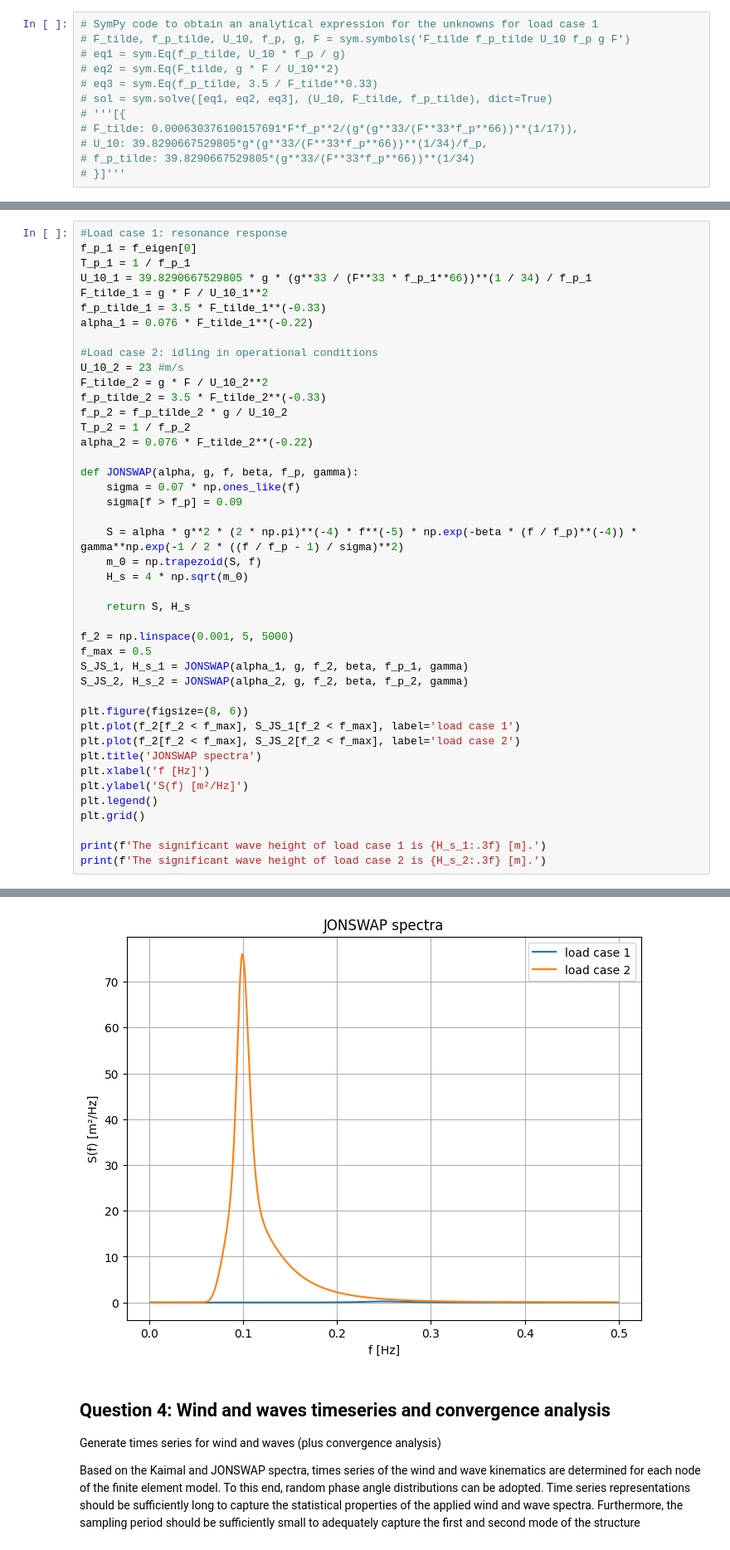
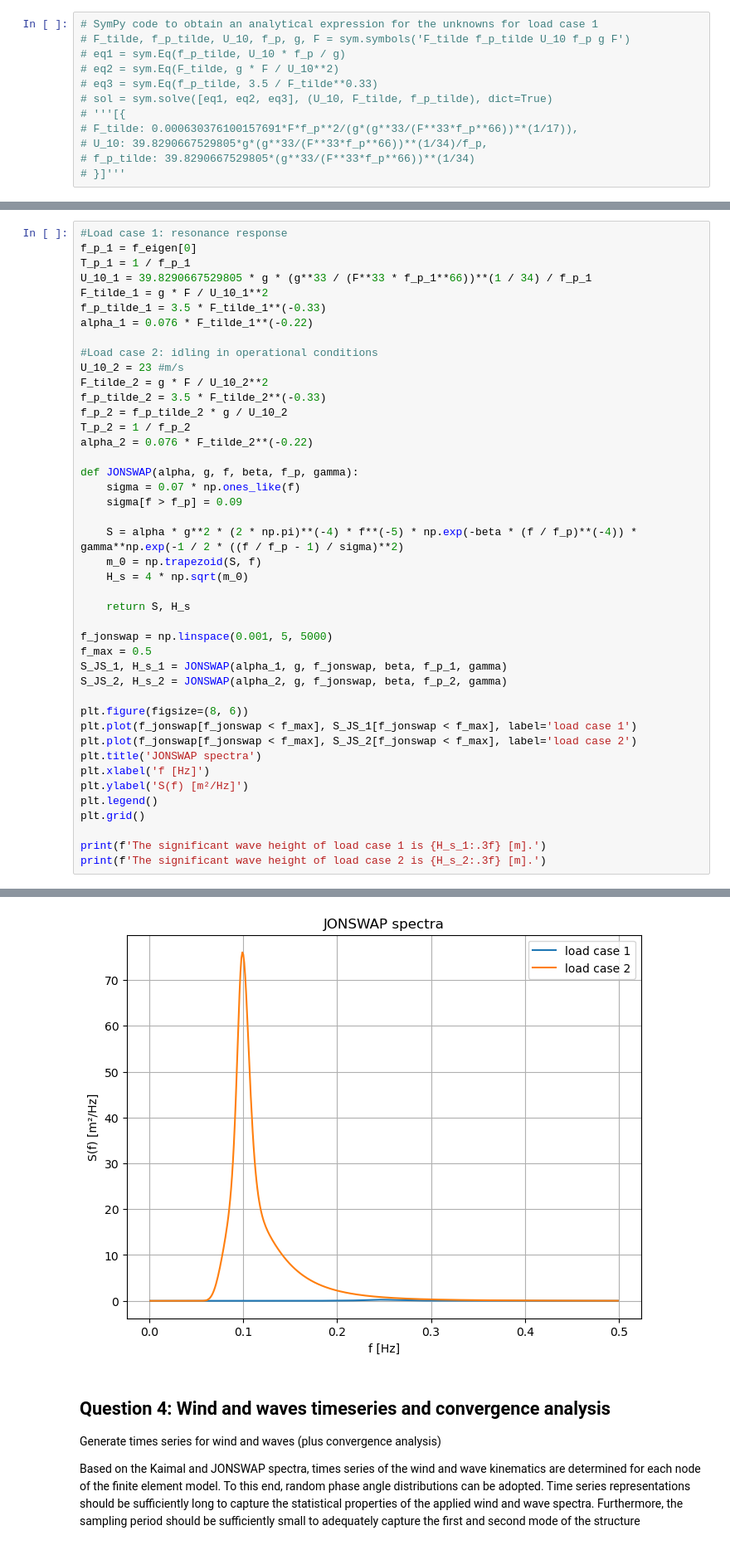
Before and after one commit to Lymone96/CIEM5220-Group2, a Jupyter notebook: 2_WW/WW_Assignment (Question 1-4).ipynb, the cells around one changed output, grey strips where cells are left out. Shown at 83% size. Saved outputs shown, nothing was run; the diff lists cells and outputs as text.

```diff
--- a/2_WW/WW_Assignment (Question 1-4).ipynb
+++ b/2_WW/WW_Assignment (Question 1-4).ipynb
@@ -431,39 +431,39 @@ U_10_2 = 23 #m/s
 F_tilde_2 = g * F / U_10_2**2
 f_p_tilde_2 = 3.5 * F_tilde_2**(-0.33)
 f_p_2 = f_p_tilde_2 * g / U_10_2
 T_p_2 = 1 / f_p_2
 alpha_2 = 0.076 * F_tilde_2**(-0.22)
 
 def JONSWAP(alpha, g, f, beta, f_p, gamma):
     sigma = 0.07 * np.ones_like(f)
     sigma[f > f_p] = 0.09
 
     S = alpha * g**2 * (2 * np.pi)**(-4) * f**(-5) * np.exp(-beta * (f / f_p)**(-4)) * gamma**np.exp(-1 / 2 * ((f / f_p - 1) / sigma)**2)
     m_0 = np.trapezoid(S, f)
     H_s = 4 * np.sqrt(m_0)
 
     return S, H_s
 
-f_2 = np.linspace(0.001, 5, 5000)
+f_jonswap = np.linspace(0.001, 5, 5000)
 f_max = 0.5
-S_JS_1, H_s_1 = JONSWAP(alpha_1, g, f_2, beta, f_p_1, gamma)
-S_JS_2, H_s_2 = JONSWAP(alpha_2, g, f_2, beta, f_p_2, gamma)
+S_JS_1, H_s_1 = JONSWAP(alpha_1, g, f_jonswap, beta, f_p_1, gamma)
+S_JS_2, H_s_2 = JONSWAP(alpha_2, g, f_jonswap, beta, f_p_2, gamma)
 
 plt.figure(figsize=(8, 6))
-plt.plot(f_2[f_2 < f_max], S_JS_1[f_2 < f_max], label='load case 1')
-plt.plot(f_2[f_2 < f_max], S_JS_2[f_2 < f_max], label='load case 2')
+plt.plot(f_jonswap[f_jonswap < f_max], S_JS_1[f_jonswap < f_max], label='load case 1')
+plt.plot(f_jonswap[f_jonswap < f_max], S_JS_2[f_jonswap < f_max], label='load case 2')
 plt.title('JONSWAP spectra')
 plt.xlabel('f [Hz]')
 plt.ylabel('S(f) [m²/Hz]')
 plt.legend()
 plt.grid()
 
 print(f'The significant wave height of load case 1 is {H_s_1:.3f} [m].')
 print(f'The significant wave height of load case 2 is {H_s_2:.3f} [m].')
 # %% [output]
 The significant wave height of load case 1 is 0.559 [m].
 The significant wave height of load case 2 is 6.237 [m].
-[figure, old version]
+[figure, new version]
 # %% [markdown]
 ## Question 4: Wind and waves timeseries and convergence analysis
 
```
Also changed, not shown: parts of 10 cells of this notebook, 1 other file.
